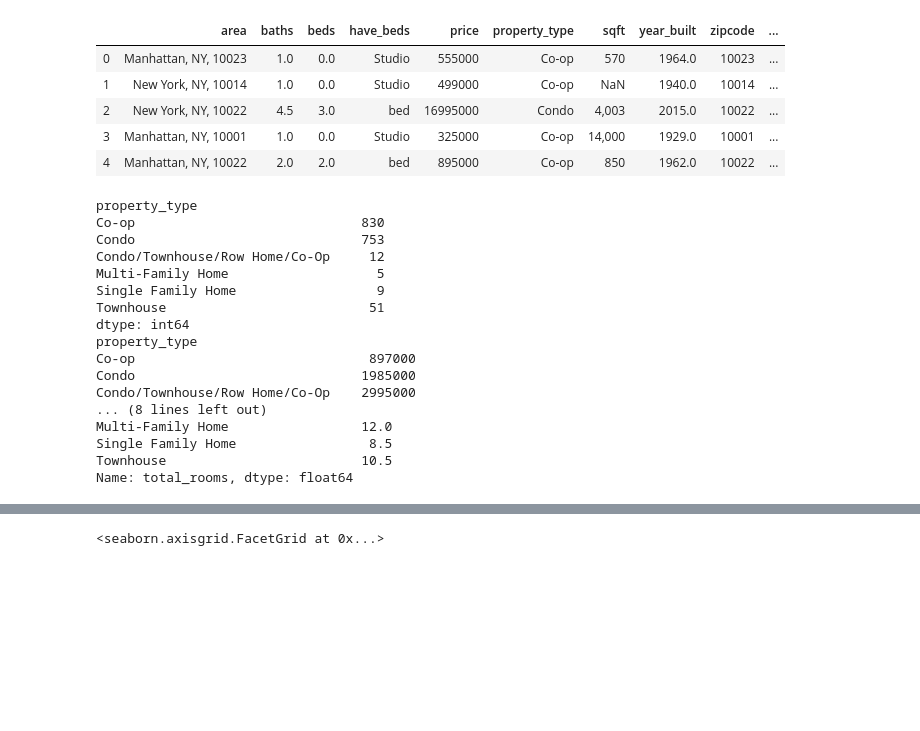
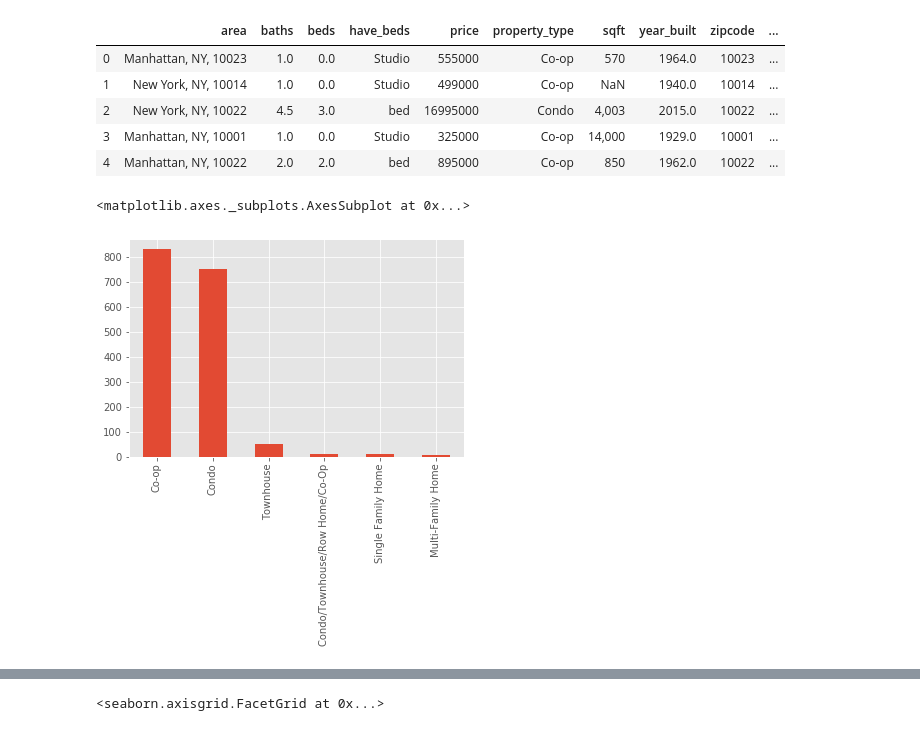
Before and after one commit to bpj2500/Web_Scraping_Project, a Jupyter notebook: Project.ipynb, the cells around one changed output, grey strips where cells are left out. Cells and saved outputs as stored; diff of their text form; code cells hidden in the pictures; blank space fills up the shorter version.

```diff
--- a/Project.ipynb
+++ b/Project.ipynb
@@ -28,26 +28,14 @@ df.head()
 # %%
 #looking at the number of the different types of houses
 #Manhattan largely consists of co-ops and condos
-#make boxplots of thislike property type vs price
+#make boxplots of this like property type vs price
 group = df.groupby('property_type')
-print(group.size())
-print(group['price'].median())
-print(group['total_rooms'].median())
+
+#barplot of the number of property types
+df['property_type'].value_counts().plot.bar()
+
+#group['price'].median().sort_values().plot.bar()
+#group['total_rooms'].median().sort_values(ascending = False).plot.bar()
 # %% [output]
-property_type
-Co-op                             830
-Condo                             753
-Condo/Townhouse/Row Home/Co-Op     12
-Multi-Family Home                   5
-Single Family Home                  9
-Townhouse                          51
-dtype: int64
-property_type
-Co-op                              897000
-Condo                             1985000
-Condo/Townhouse/Row Home/Co-Op    2995000
-... (8 lines left out)
-Multi-Family Home                 12.0
-Single Family Home                 8.5
-Townhouse                         10.5
-Name: total_rooms, dtype: float64
+<matplotlib.axes._subplots.AxesSubplot at 0x...>
+[figure, added]
```
Also changed, not shown: parts of 8 cells of this notebook.
